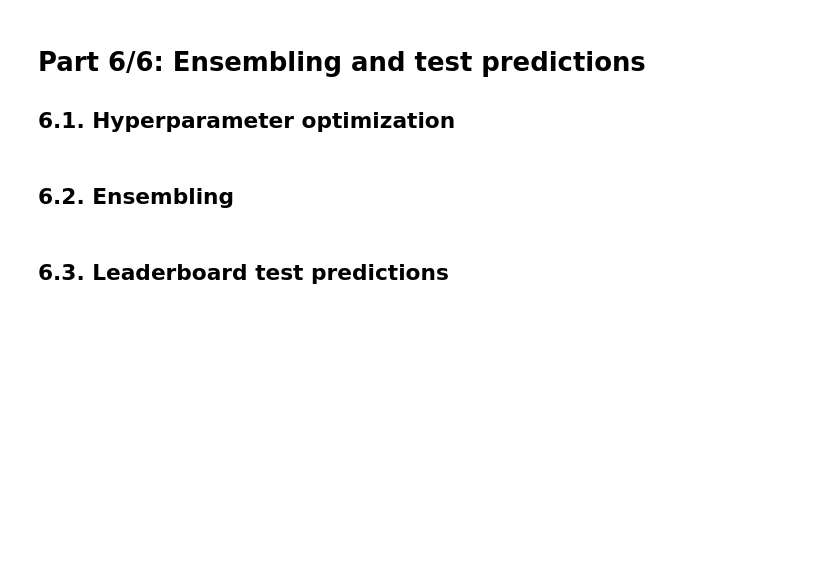
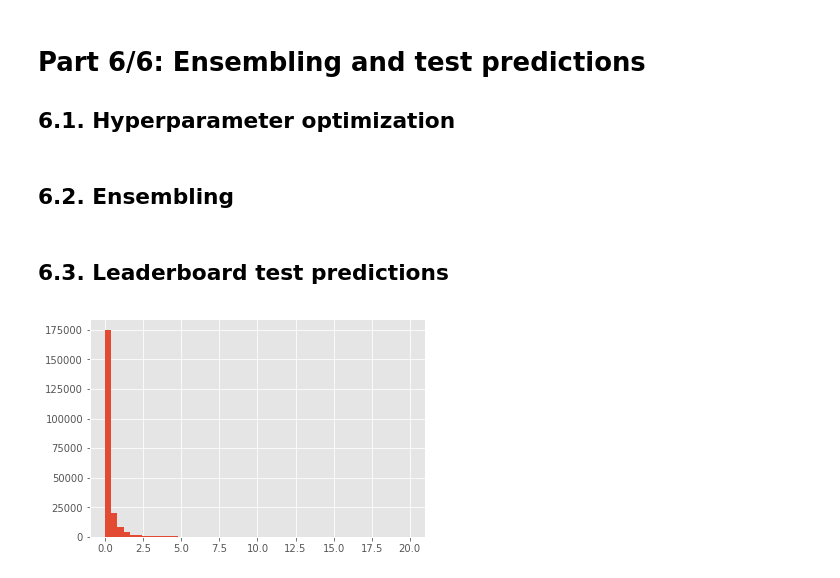
Before and after one commit to SJD1882/MOOC-Coursera-Advanced-Machine-Learning, a Jupyter notebook: 2 - How to Win a Data Science Competition/6 - Kaggle Competition Final Project/Assignment 6 - Kaggle Competition Final Project (Predict Future Sales).ipynb, the cells around one changed output. Drawn from its saved outputs; the diff is of its cells as text; code cells hidden in the pictures; blank space fills up the shorter version.

```diff
--- a/2 - How to Win a Data Science Competition/6 - Kaggle Competition Final Project/Assignment 6 - Kaggle Competition Final Project (Predict Future Sales).ipynb
+++ b/2 - How to Win a Data Science Competition/6 - Kaggle Competition Final Project/Assignment 6 - Kaggle Competition Final Project (Predict Future Sales).ipynb
@@ -745,11 +741,11 @@ shap.summary_plot(explainer.shap_values(X_valid), X_valid)
 # %%
 import xgboost as xgb
 
-model_xgb = XGBRegressor(max_depth=8, n_estimators=1000, min_child_weight=300,
+model_xgb = xgb.XGBRegressor(max_depth=8, n_estimators=1000, min_child_weight=300,
                          colsample_bytree=0.8, subsample=0.8, eta=0.3, seed=42)
 
 model_xgb.fit(X_train, Y_train, eval_metric='rmse', eval_set=[(X_valid, Y_valid)],
               verbose=True, early_stopping_rounds=100)
 
-Y_pred_xgb = model_lgbm.predict(X_valid).clip(0, 20)
-Y_test_xgb = model_lgbm.predict(X_test).clip(0, 20)
+Y_pred_xgb = model_xgb.predict(X_valid).clip(0, 20)
+Y_test_xgb = model_xgb.predict(X_test).clip(0, 20)
@@ -816,4 +829,6 @@ sub = pd.DataFrame({'ID', test['index'], 'item_cnt_month': Y_pred})
 sub.to_csv('submission.csv', index=False)
 # %%
-plt.hist(Y_pred, bins=50)
+plt.hist(Y_test_xgb, bins=50)
 plt.show()
+# %% [output]
+[figure, added]
```
Also changed, not shown: parts of 7 cells of this notebook, 3 other files.
